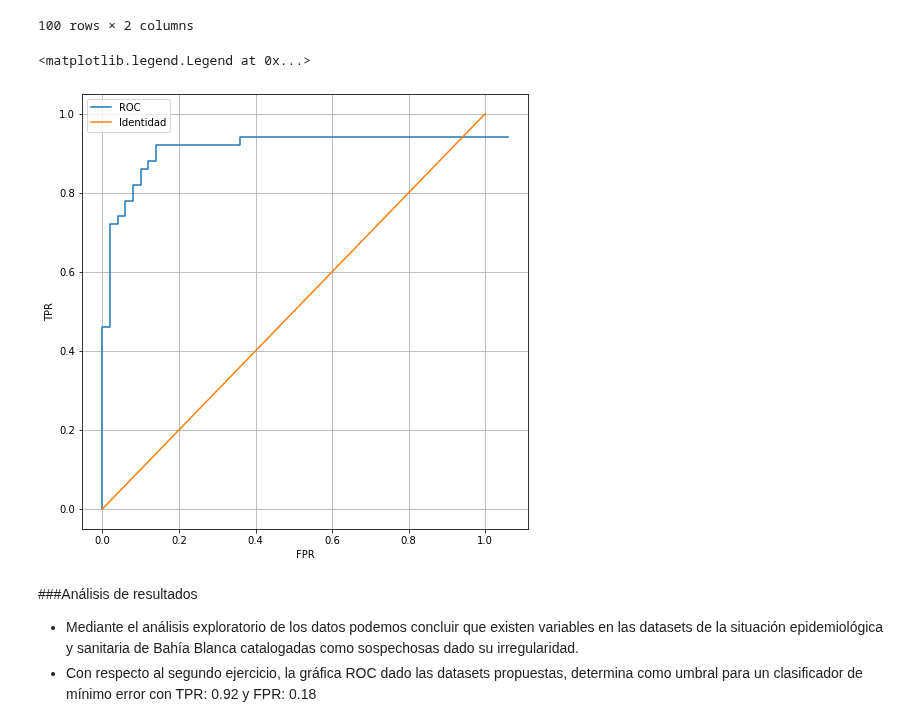
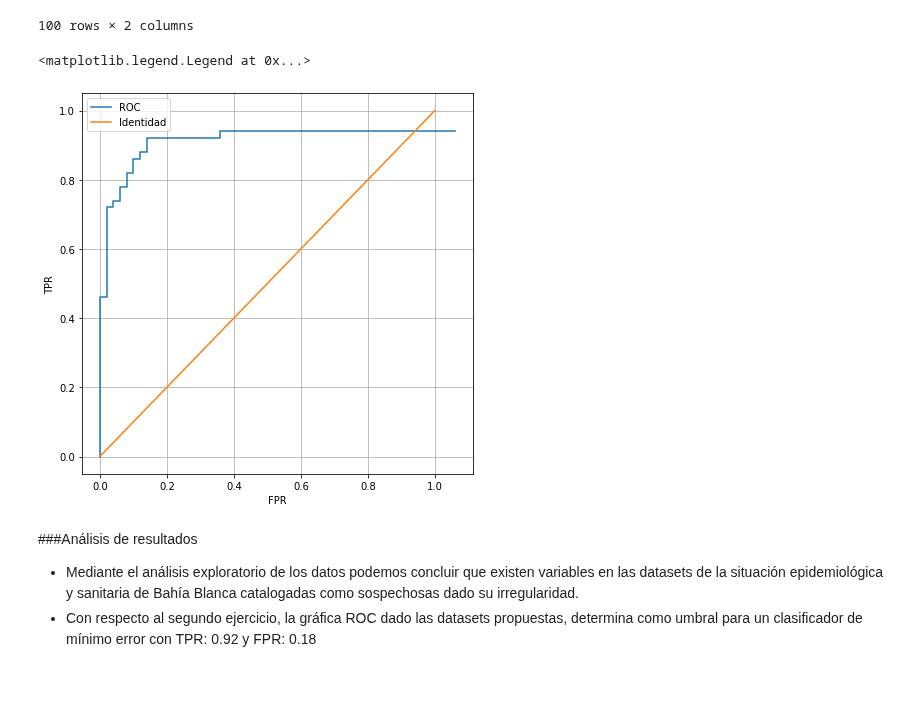
Before and after one commit to RonnyGuevara/Machine-Learning, a Jupyter notebook: TP2/TP2_ML.ipynb, the cells around one changed output. Saved outputs shown, nothing was run; the diff lists cells and outputs as text; code cells hidden in the pictures; blank space fills up the shorter version.

```diff
--- a/TP2/TP2_ML.ipynb
+++ b/TP2/TP2_ML.ipynb
@@ -258,29 +256,29 @@ df_ord
 # %%
 #Gráfica de la curva ROC
 x_list, y_list = ([], [])
 x_list.append(0)
 y_list.append(0)
 
 x, y = (0, 0)
 
 for i in range(100):
     if df_ord.iloc[-(1+i), 0] == 'A':
         y += 1/50
     else:
         x += 1/50
     x_list.append(x)
     y_list.append(y)
 
 
-plt.figure(1, (8,8))
+plt.figure(1, (7,7))
 plt.plot(x_list, y_list, [0,1], [0,1])
 plt.xlabel("FPR")
 plt.ylabel("TPR")
 plt.grid()
 plt.legend(['ROC', 'Identidad'])
 # %% [output]
 <matplotlib.legend.Legend at 0x...>
-[figure, old version]
+[figure, new version]
 # %% [markdown]
 ###Análisis de resultados
 
```
Also changed, not shown: parts of 6 cells of this notebook.
